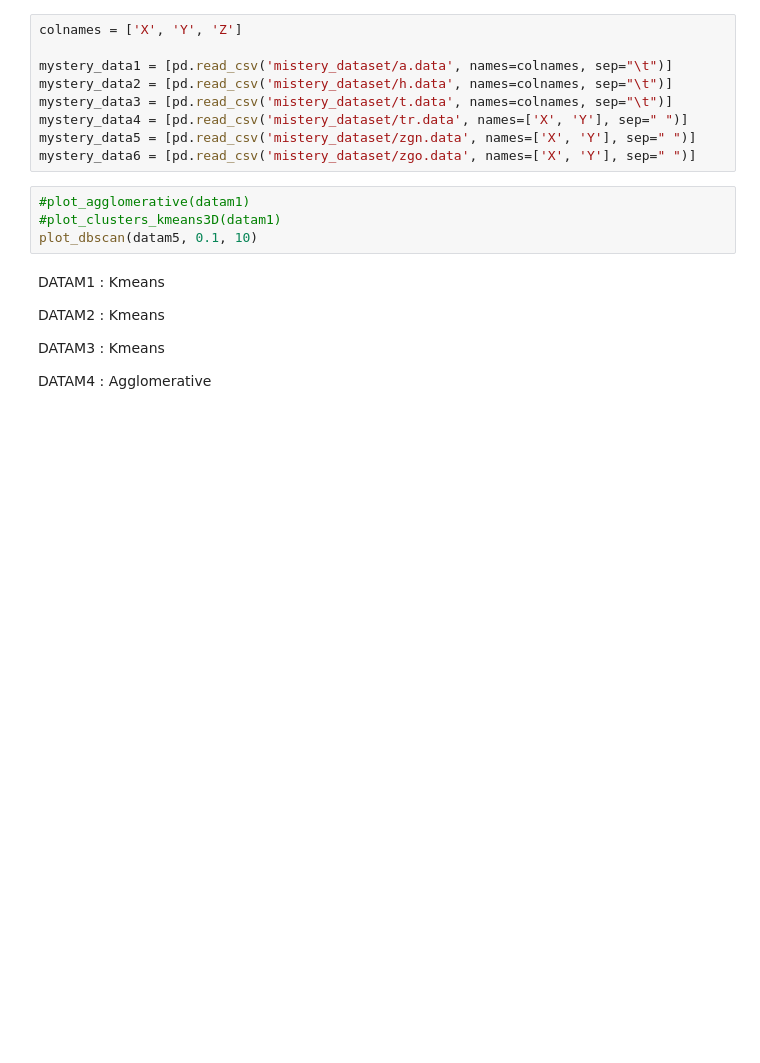
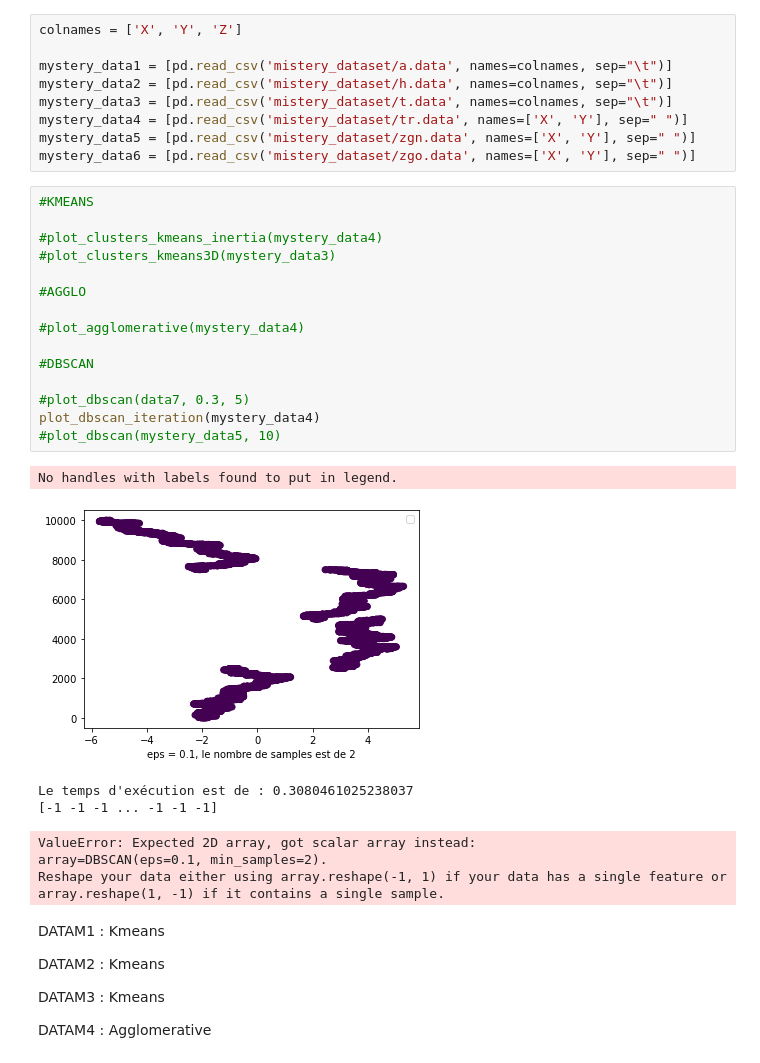
Before and after one commit to Gwen02/TP-ADP, a Jupyter notebook: TP_APD.ipynb, the cells around one changed output. Cells and saved outputs as stored; diff of their text form; blank space fills up the shorter version.

```diff
--- a/TP_APD.ipynb
+++ b/TP_APD.ipynb
@@ -307,10 +333,29 @@ mystery_data3 = [pd.read_csv('mistery_dataset/t.data', names=colnames, sep="\t")
 mystery_data4 = [pd.read_csv('mistery_dataset/tr.data', names=['X', 'Y'], sep=" ")]
 mystery_data5 = [pd.read_csv('mistery_dataset/zgn.data', names=['X', 'Y'], sep=" ")]
 mystery_data6 = [pd.read_csv('mistery_dataset/zgo.data', names=['X', 'Y'], sep=" ")]
-# %%
-#plot_agglomerative(datam1)
-#plot_clusters_kmeans3D(datam1)
-plot_dbscan(datam5, 0.1, 10)
+# %%
+#KMEANS
+
+#plot_clusters_kmeans_inertia(mystery_data4)
+#plot_clusters_kmeans3D(mystery_data3)
+
+#AGGLO
+
+#plot_agglomerative(mystery_data4)
+
+#DBSCAN
+
+#plot_dbscan(data7, 0.3, 5)
+plot_dbscan_iteration(mystery_data4)
+#plot_dbscan(mystery_data5, 10)
+# %% [output]
+No handles with labels found to put in legend.
+[figure, added]
+Le temps d'exécution est de : 0.3080461025238037
+[-1 -1 -1 ... -1 -1 -1]
+ValueError: Expected 2D array, got scalar array instead:
+array=DBSCAN(eps=0.1, min_samples=2).
+Reshape your data either using array.reshape(-1, 1) if your data has a single feature or array.reshape(1, -1) if it contains a single sample.
 # %% [markdown]
 DATAM1 : Kmeans
 
```
Also changed, not shown: parts of 5 cells of this notebook.
